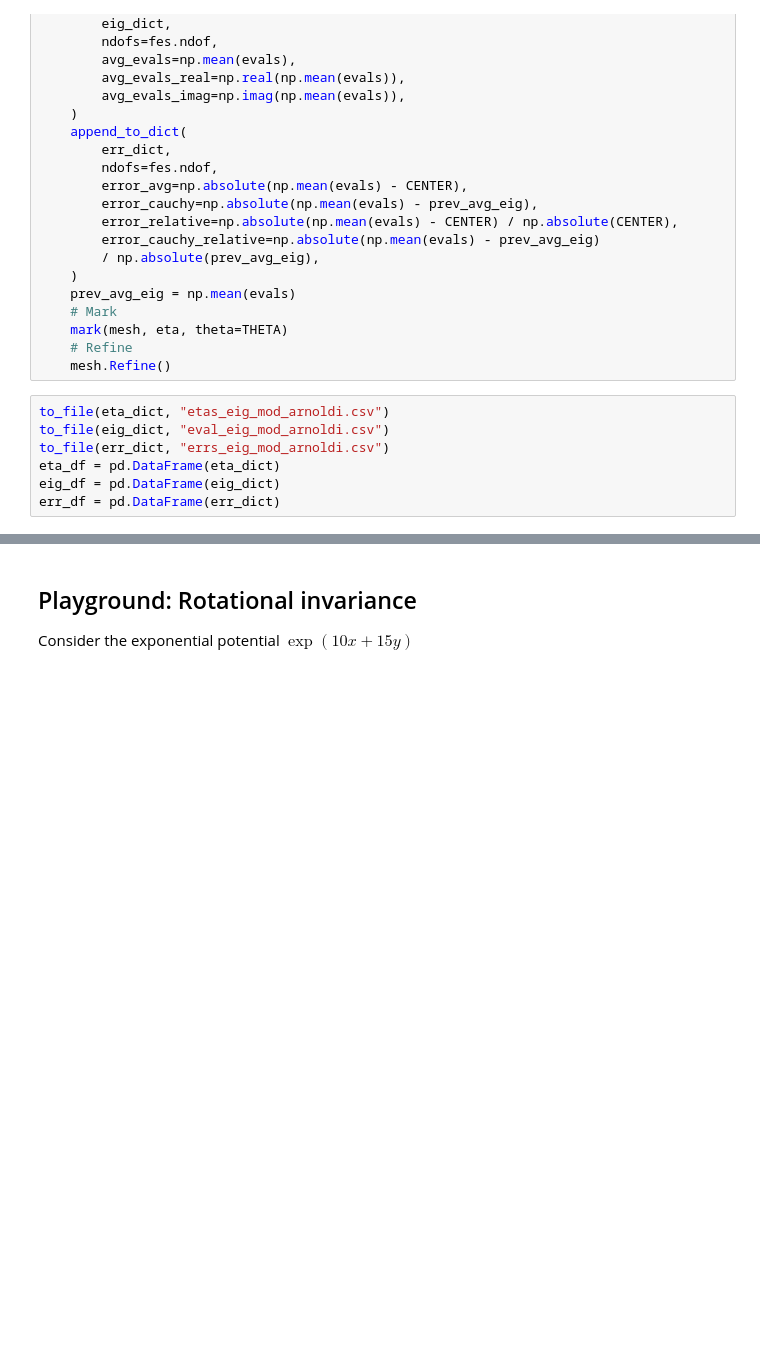
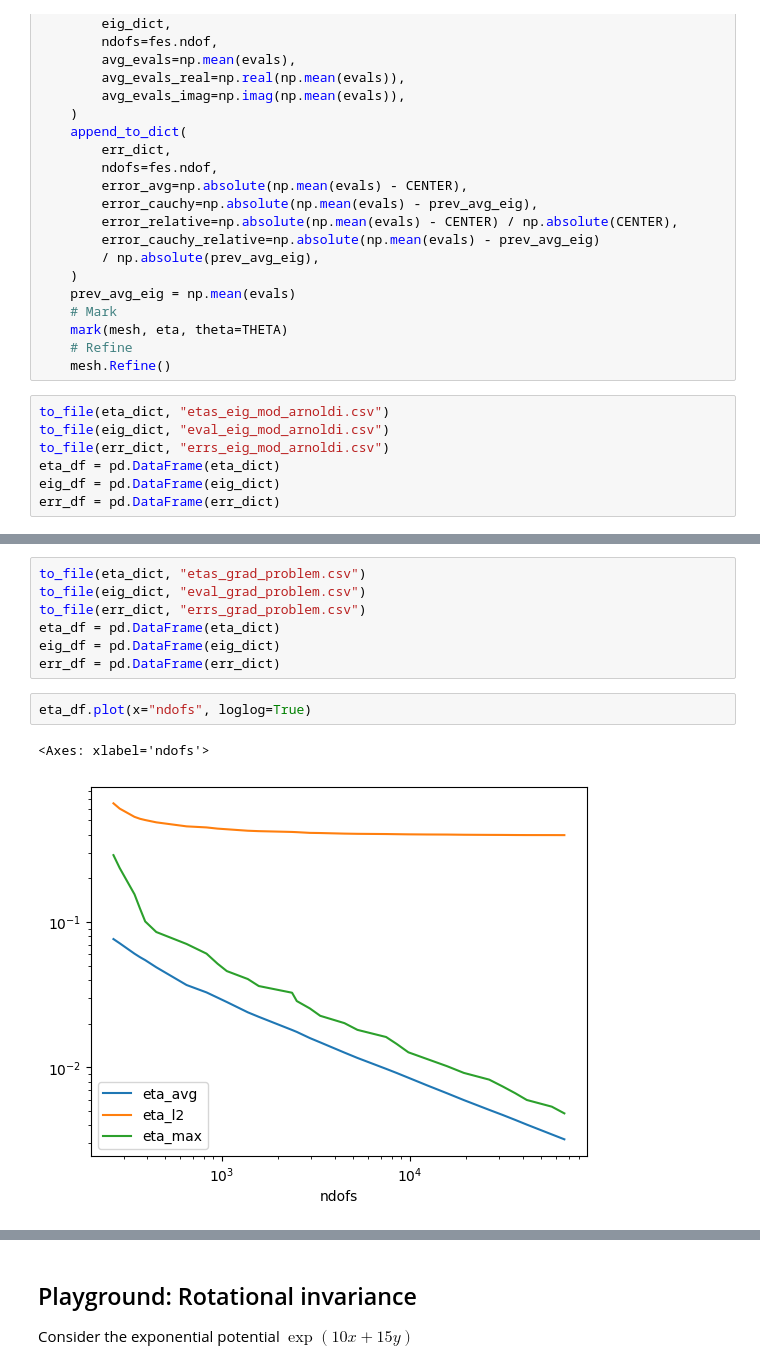
Before and after one commit to homeomorfismo/eig-loc, a Jupyter notebook: jupyter/Laplace.ipynb, the cells around one changed output, grey strips where cells are left out. Saved outputs shown, nothing was run; the diff lists cells and outputs as text; blank space fills up the shorter version.

```diff
--- a/jupyter/Laplace.ipynb
+++ b/jupyter/Laplace.ipynb
@@ -703,0 +793,12 @@ err_df.plot(x="ndofs", loglog=True)
+# %%
+to_file(eta_dict, "etas_grad_problem.csv")
+to_file(eig_dict, "eval_grad_problem.csv")
+to_file(err_dict, "errs_grad_problem.csv")
+eta_df = pd.DataFrame(eta_dict)
+eig_df = pd.DataFrame(eig_dict)
+err_df = pd.DataFrame(err_dict)
+# %%
+eta_df.plot(x="ndofs", loglog=True)
+# %% [output]
+<Axes: xlabel='ndofs'>
+[figure, added]
```
Also changed, not shown: parts of 22 cells of this notebook, 3 other files.
